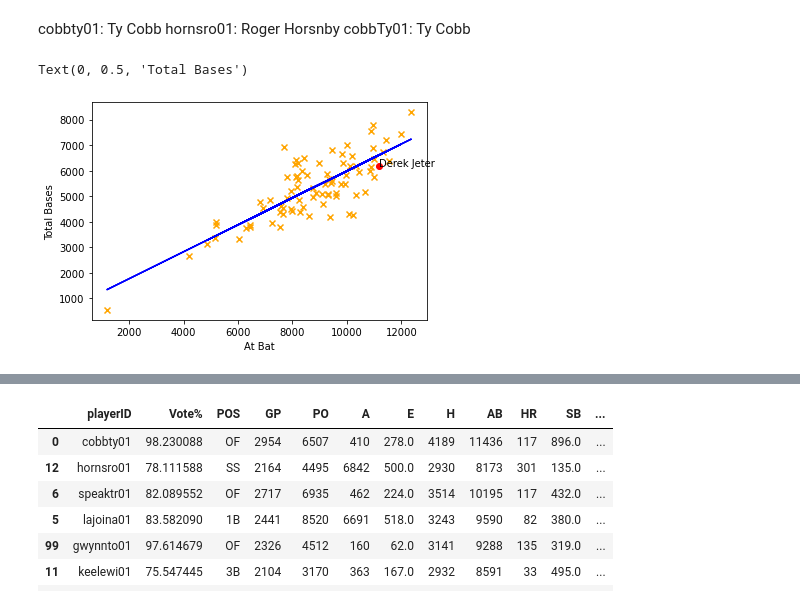
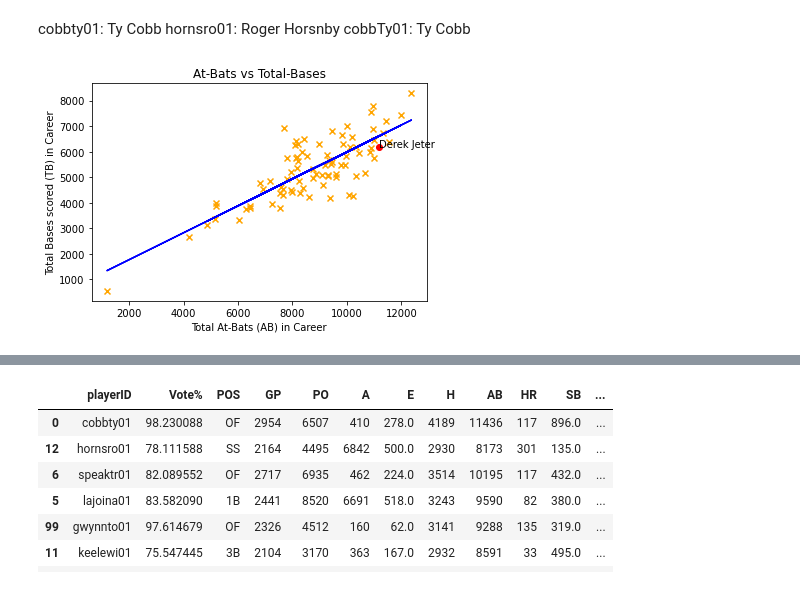
Before and after one commit to drob18/320FinalProject, a Jupyter notebook: Final.ipynb, the cells around one changed output, grey strips where cells are left out. Saved outputs shown, nothing was run; the diff lists cells and outputs as text; code cells hidden in the pictures.

```diff
--- a/Final.ipynb
+++ b/Final.ipynb
@@ -286,20 +296,23 @@ cobbTy01: Ty Cobb
 # %%
 for k2,v2 in reg_HOF_stats.iterrows():
     if (v2['playerID'] == 'jeterde01'):
         plt.scatter(marker='o',x=v2['AB'],y=v2['TB'],c='red')
         plt.annotate('Derek Jeter',(v2['AB'],v2['TB']))
     else:
         plt.scatter(marker='x',x=v2['AB'],y=v2['TB'],c='orange')
 
 x = reg_HOF_stats['AB']
 y = reg_HOF_stats['TB']
 m,b = np.polyfit(x,y,1)
+
+
 plt.plot(x, m*x+b, '-', color='blue')
-plt.xlabel("At Bat")
-plt.ylabel("Total Bases")
+plt.xlabel('Total At-Bats (AB) in Career')
+plt.ylabel('Total Bases scored (TB) in Career')
+plt.title('At-Bats vs Total-Bases')
+plt.show()
 # %% [output]
-Text(0, 0.5, 'Total Bases')
-[figure, old version]
+[figure, new version]
 # %%
 x2 = pd.DataFrame(reg_HOF_stats['AB'])
 y2 = reg_HOF_stats['TB']
```
Also changed, not shown: parts of 23 cells of this notebook.
